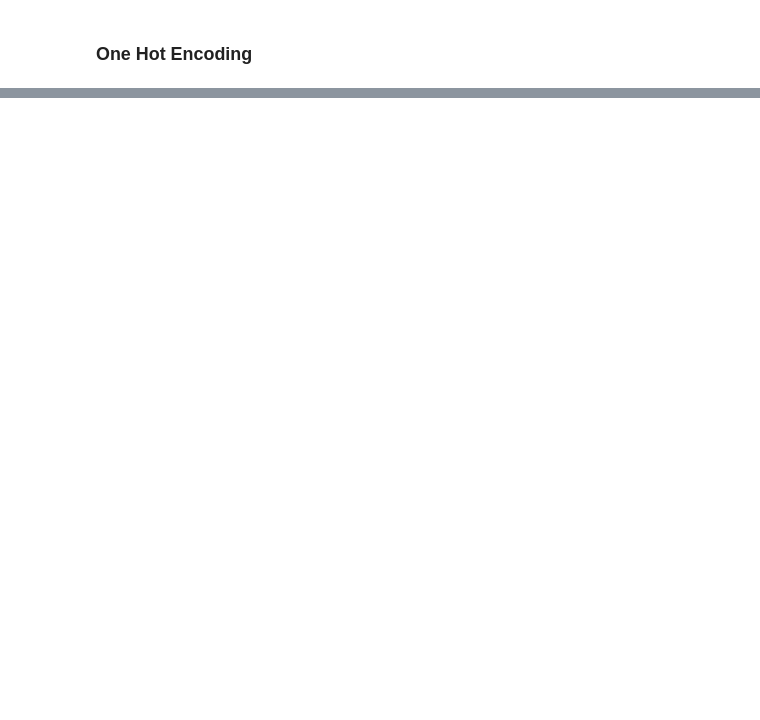
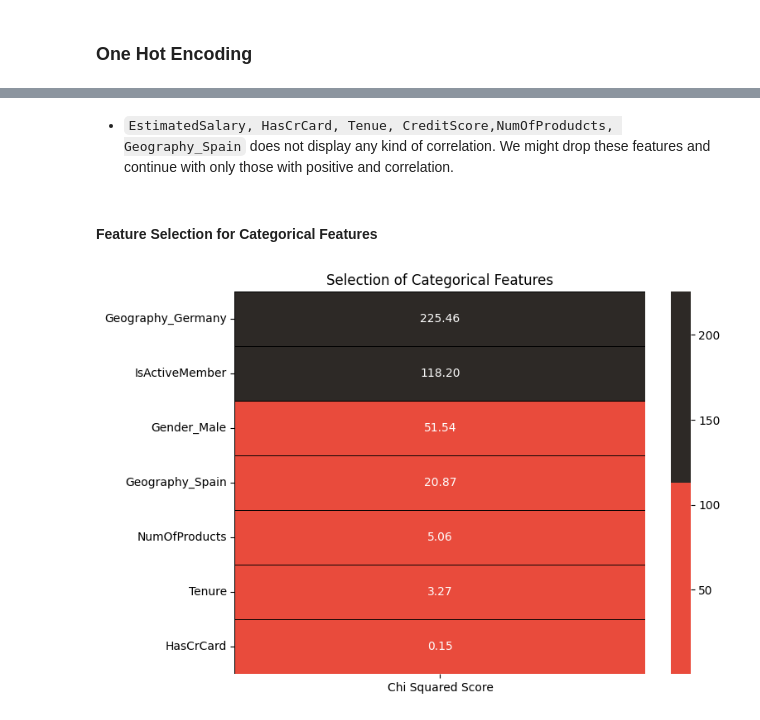
Before and after one commit to jacquesbilombe/CRM-Customer-Churn-Score, a Jupyter notebook: CustomerChurn.ipynb, the cells around one changed output, grey strips where cells are left out. Drawn from its saved outputs; the diff is of its cells as text; code cells hidden in the pictures; blank space fills up the shorter version.

```diff
--- a/CustomerChurn.ipynb
+++ b/CustomerChurn.ipynb
@@ -225,0 +249,31 @@ df1.tail()
+# %% [markdown]
+- `EstimatedSalary, HasCrCard, Tenue, CreditScore,NumOfProdudcts, Geography_Spain` does not display any kind of correlation. We might drop these features and continue with only those with positive and correlation.
+# %% [markdown]
+#### Feature Selection for Categorical Features
+# %%
+features = df1.loc[:,['Tenure', 'Gender_Male', 'Geography_Germany',
+                      'Geography_Spain', 'HasCrCard', 'NumOfProducts',
+                      'IsActiveMember']]
+target = df1.loc[:,'Exited']
+
+# Initialize SelectKBest with chi2 score function and specify k
+best_features = SelectKBest(score_func=chi2, k='all')
+
+# Fit SelectKBest to the data
+fit = best_features.fit(features, target)
+
+# Create a DataFrame of feature scores
+featureScores = pd.DataFrame({'Chi Squared Score': fit.scores_}, index=features.columns)
+
+# Plot feature scores using a heatmap
+plt.figure(figsize=(8, 6))
+sns.heatmap(featureScores.sort_values(by='Chi Squared Score', ascending=False),
+            annot=True,
+            cmap=colors,
+            linewidths=0.5,
+            linecolor='black',
+            fmt='.2f')
+plt.title('Selection of Categorical Features')
+plt.show()
+# %% [output]
+[figure, added]
```
Also changed, not shown: parts of 16 cells of this notebook.
